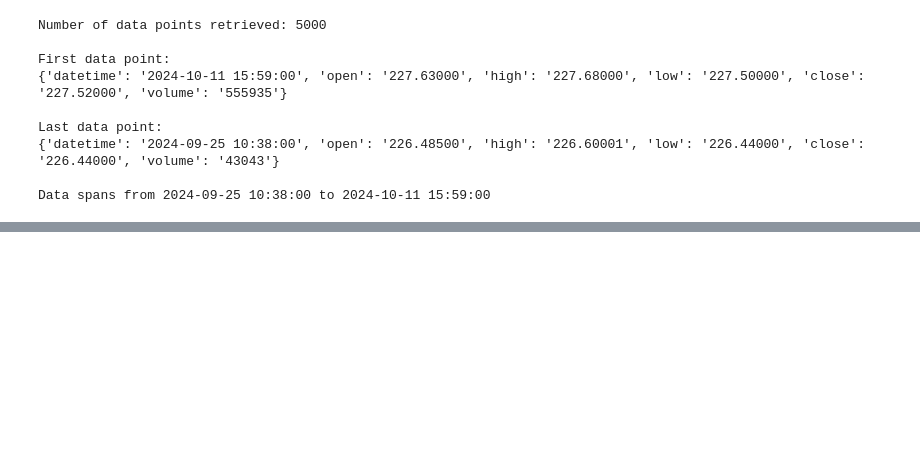
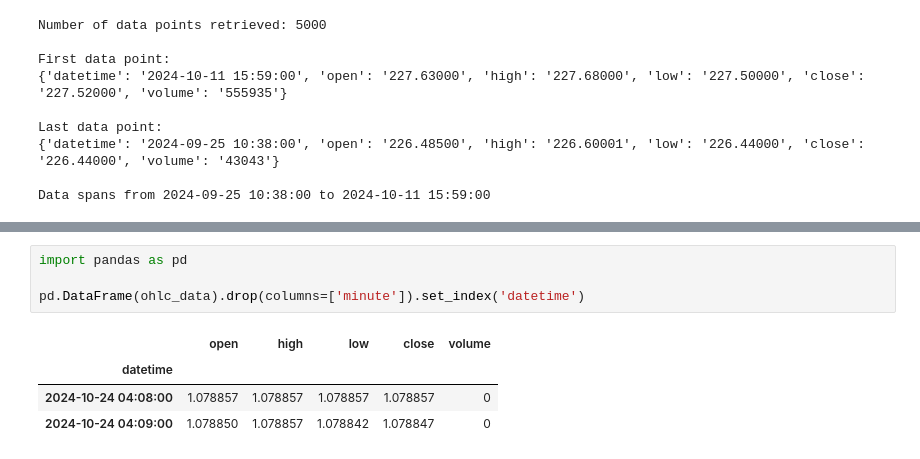
Before and after one commit to Design-01/stockbot_4, a Jupyter notebook: data/test_twelve_data.ipynb, the cells around one changed output, grey strips where cells are left out. Saved outputs shown, nothing was run; the diff lists cells and outputs as text; blank space fills up the shorter version.

```diff
--- a/data/test_twelve_data.ipynb
+++ b/data/test_twelve_data.ipynb
@@ -87,0 +461,9 @@ Data spans from 2024-09-25 10:38:00 to 2024-10-11 15:59:00
+# %%
+import pandas as pd
+
+pd.DataFrame(ohlc_data).drop(columns=['minute']).set_index('datetime')
+# %% [output]
+|  | open | high | low | close | volume |
+| datetime |  |  |  |  |  |
+| 2024-10-24 04:08:00 | 1.078857 | 1.078857 | 1.078857 | 1.078857 | 0 |
+| 2024-10-24 04:09:00 | 1.078850 | 1.078857 | 1.078842 | 1.078847 | 0 |
```
Also changed, not shown: parts of 14 cells of this notebook, 3 other files.
